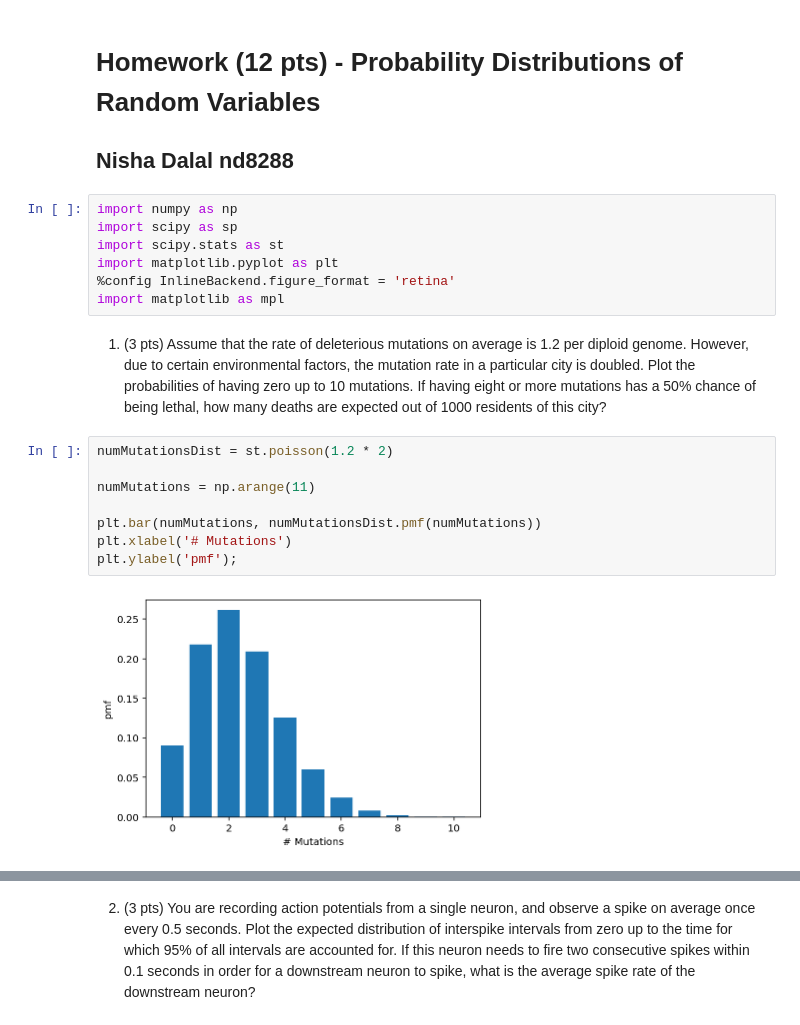
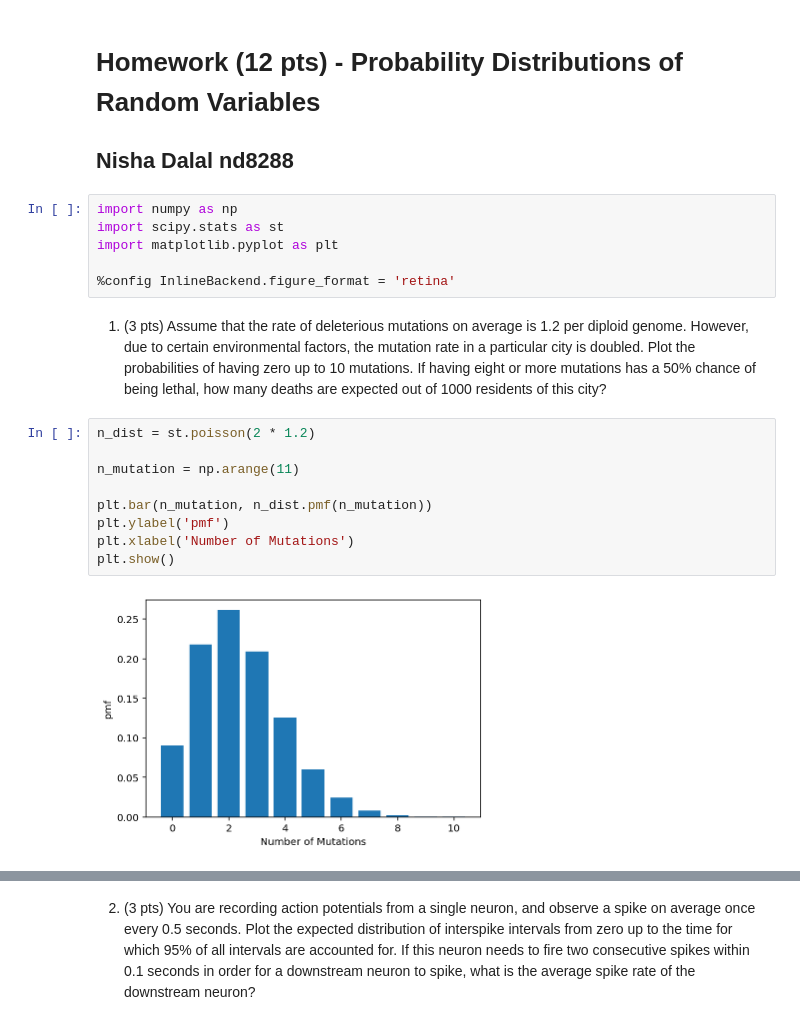
Before and after one commit to nishadalal120/NEU-365P-385L-Spring-2021, a Jupyter notebook: homework/homework-probability_distributions.ipynb, the cells around one changed output, grey strips where cells are left out. Saved outputs shown, nothing was run; the diff lists cells and outputs as text.

```diff
--- a/homework/homework-probability_distributions.ipynb
+++ b/homework/homework-probability_distributions.ipynb
@@ -4,20 +4,20 @@
 ## Nisha Dalal nd8288
 # %%
 import numpy as np
-import scipy as sp
 import scipy.stats as st
 import matplotlib.pyplot as plt
+
 %config InlineBackend.figure_format = 'retina'
-import matplotlib as mpl
 # %% [markdown]
 1. (3 pts) Assume that the rate of deleterious mutations on average is 1.2 per diploid genome. However, due to certain environmental factors, the mutation rate in a particular city is doubled. Plot the probabilities of having zero up to 10 mutations. If having eight or more mutations has a 50% chance of being lethal, how many deaths are expected out of 1000 residents of this city?
 # %%
-numMutationsDist = st.poisson(1.2 * 2)
+n_dist = st.poisson(2 * 1.2)
 
-numMutations = np.arange(11)
+n_mutation = np.arange(11)
 
-plt.bar(numMutations, numMutationsDist.pmf(numMutations))
-plt.xlabel('# Mutations')
-plt.ylabel('pmf');
+plt.bar(n_mutation, n_dist.pmf(n_mutation))
+plt.ylabel('pmf')
+plt.xlabel('Number of Mutations')
+plt.show()
 # %% [output]
-[figure, old version]
+[figure, new version]
```
Also changed, not shown: parts of 6 cells of this notebook.
